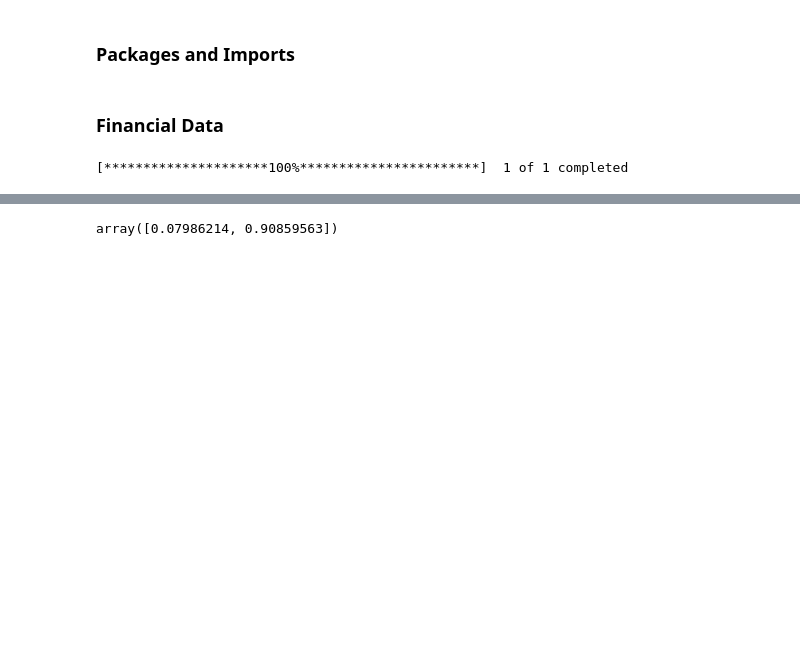
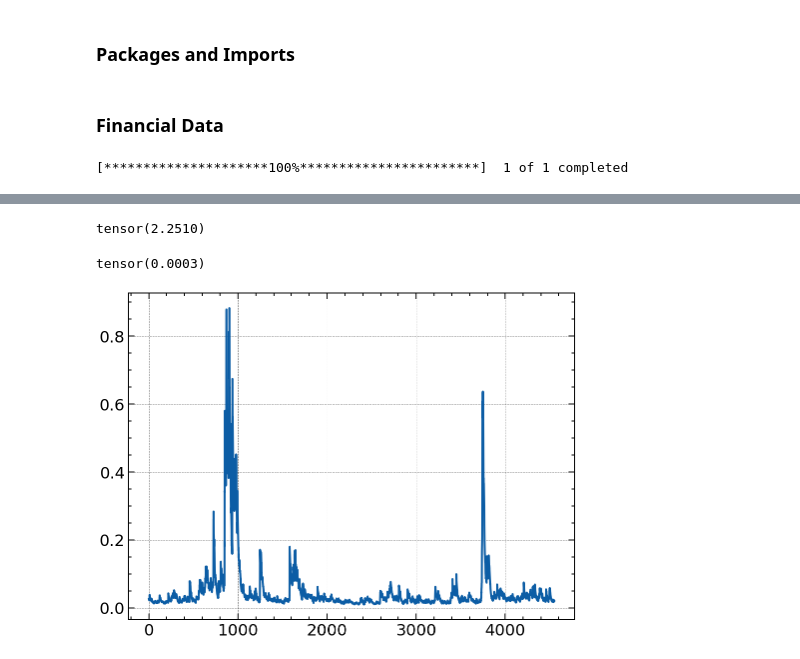
Before and after one commit to Sinbad-The-Sailor/Abacus, a Jupyter notebook: src2/testing.ipynb, the cells around one changed output, grey strips where cells are left out. Drawn from its saved outputs; the diff is of its cells as text; code cells hidden in the pictures; blank space fills up the shorter version.

Commit message:
Working GARCH model.

```diff
--- a/src2/testing.ipynb
+++ b/src2/testing.ipynb
@@ -57,9 +54,15 @@ RuntimeError: Can't call numpy() on Tensor that requires grad. Use tensor.detach
-# %%
-parameters = garch_model._solution.x
-parameters = garch_model._uncondition_parameters(parameters)
-parameters
-# %% [output]
-array([0.07986214, 0.90859563])
+# %%
+torch.sqrt(garch_model._long_run_variance) * 100
+# %% [output]
+tensor(2.2510)
+# %%
+garch_model._solution
+vol = garch_model._compute_variance(parameters=torch.tensor(garch_model._solution.x))
+plt.plot(vol*100)
+torch.sqrt(garch_model._initial_variance) * 100
+# %% [output]
+tensor(0.0003)
+[figure, added]
 # %%
 garch_model._solution
 # %% [output]
```
Also changed, not shown: parts of 16 cells of this notebook, 7 other files.
